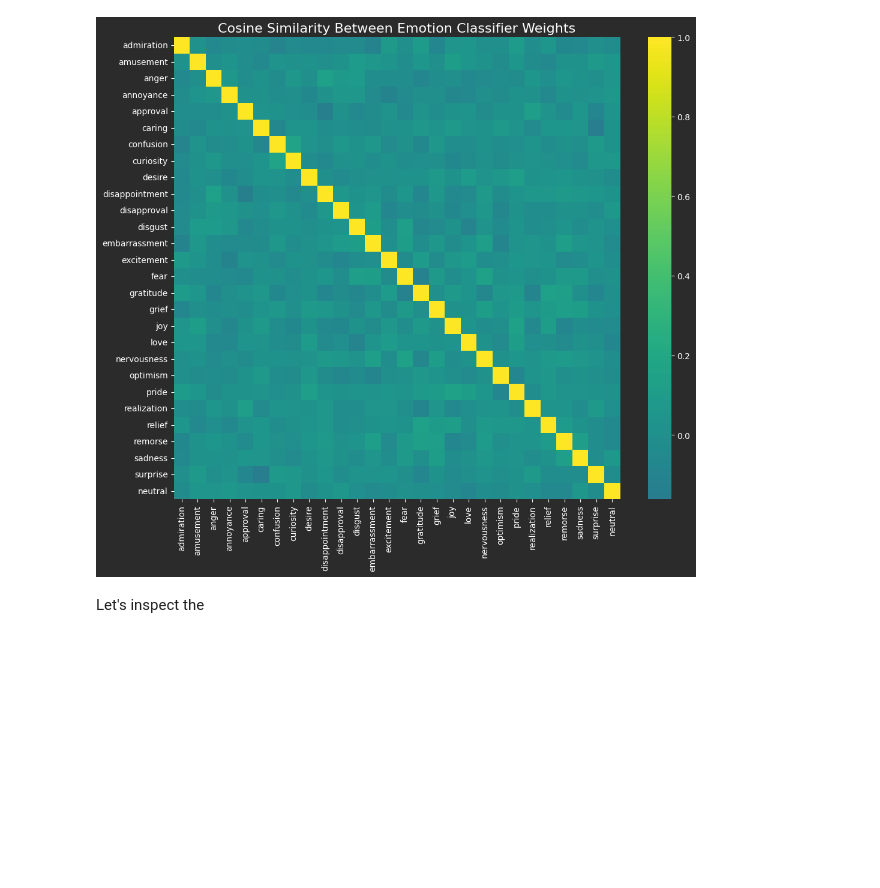
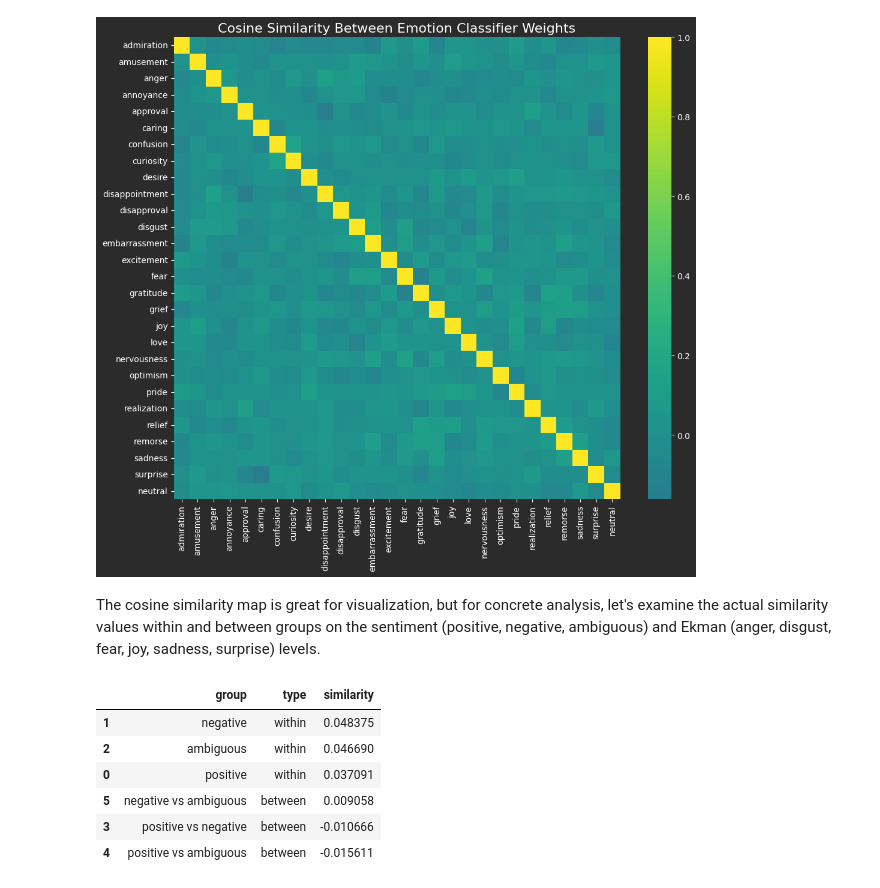
Before and after one commit to Gavin6305/DistilBERT-Emotion-Classification, a Jupyter notebook: walkthrough.ipynb, the cells around one changed output. Saved outputs shown, nothing was run; the diff lists cells and outputs as text; code cells hidden in the pictures; blank space fills up the shorter version.

```diff
--- a/walkthrough.ipynb
+++ b/walkthrough.ipynb
@@ -93,4 +99,14 @@ plot_cosine_similarity()
 # %% [output]
 [figure]
 # %% [markdown]
-Let's inspect the
+The cosine similarity map is great for visualization, but for concrete analysis, let's examine the actual similarity values within and between groups on the sentiment (positive, negative, ambiguous) and Ekman (anger, disgust, fear, joy, sadness, surprise) levels.
+# %%
+similarity_table(level='sentiment')
+# %% [output]
+|  | group | type | similarity |
+| 1 | negative | within | 0.048375 |
+| 2 | ambiguous | within | 0.046690 |
+| 0 | positive | within | 0.037091 |
+| 5 | negative vs ambiguous | between | 0.009058 |
+| 3 | positive vs negative | between | -0.010666 |
+| 4 | positive vs ambiguous | between | -0.015611 |
```
Also changed, not shown: parts of 7 cells of this notebook, 1 other file.
